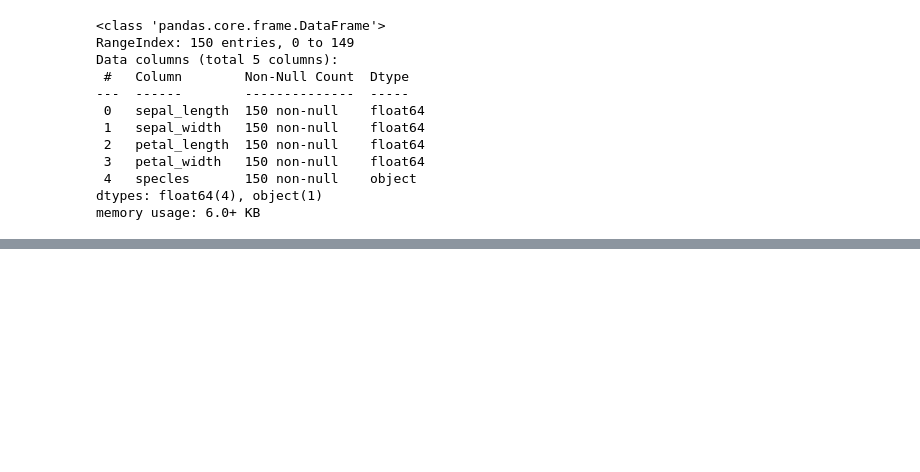
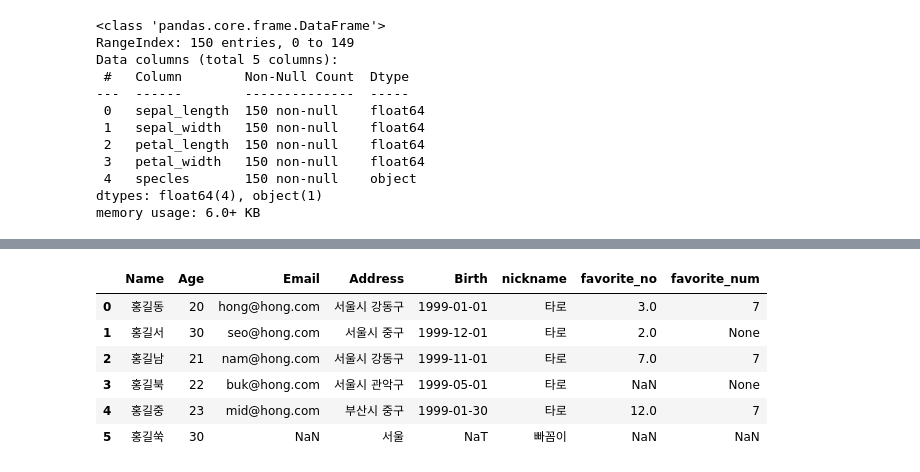
Before and after one commit to taro87/ai, a Jupyter notebook: source/01_python/ch11 데이터프레임과 시리즈(1~8장).ipynb, the cells around one changed output, grey strips where cells are left out. Drawn from its saved outputs; the diff is of its cells as text; code cells hidden in the pictures; blank space fills up the shorter version.

```diff
--- a/source/01_python/ch11 데이터프레임과 시리즈(1~8장).ipynb
+++ b/source/01_python/ch11 데이터프레임과 시리즈(1~8장).ipynb
@@ -468,0 +791,3 @@ memory usage: 6.0+ KB
+# %%
+member.index = ['동','서','남','북','중']
+member.loc['동':'남']
@@ -468,0 +1223,4 @@ memory usage: 6.0+ KB
+# %%
+# 1) 열 추가
+member['nickname'] = '타로'
+member
@@ -468,0 +1234,4 @@ memory usage: 6.0+ KB
+# %%
+# 2) 리스트를 이용한 열 추가
+member['favorite_no'] = [3,2,7,None,12]
+member
@@ -468,0 +1245,5 @@ memory usage: 6.0+ KB
+# %%
+# 3)
+member['favorite_num'] = None # 숫자와 같이
+member.iloc[::2, -1] = 7
+member
@@ -468,0 +1257,15 @@ memory usage: 6.0+ KB
+# %%
+# 4) 딕셔너리로 행 추가
+new_member = pd.DataFrame([
+        {'Name':'홍길쑥', 'Age':30, 'Address':'서울', 'nickname':'빠꼼이'}
+    ])
+member = pd.concat( [member, new_member] ).reset_index(drop=True) # 두 데이터 프레임 연결
+member
+# %% [output]
+|  | Name | Age | Email | Address | Birth | nickname | favorite_no | favorite_num |
+| 0 | 홍길동 | 20 | hong@hong.com | 서울시 강동구 | 1999-01-01 | 타로 | 3.0 | 7 |
+| 1 | 홍길서 | 30 | seo@hong.com | 서울시 중구 | 1999-12-01 | 타로 | 2.0 | None |
+| 2 | 홍길남 | 21 | nam@hong.com | 서울시 강동구 | 1999-11-01 | 타로 | 7.0 | 7 |
+| 3 | 홍길북 | 22 | buk@hong.com | 서울시 관악구 | 1999-05-01 | 타로 | NaN | None |
+| 4 | 홍길중 | 23 | mid@hong.com | 부산시 중구 | 1999-01-30 | 타로 | 12.0 | 7 |
+| 5 | 홍길쑥 | 30 | NaN | 서울 | NaT | 빠꼼이 | NaN | NaN |
```
Also changed, not shown: parts of 114 cells of this notebook, 4 other files.
